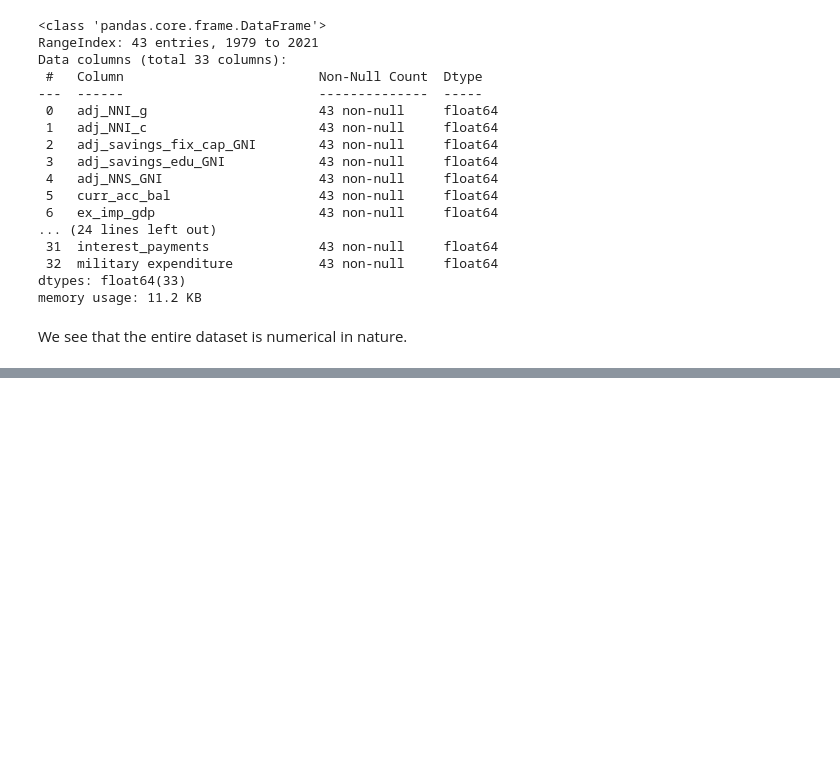
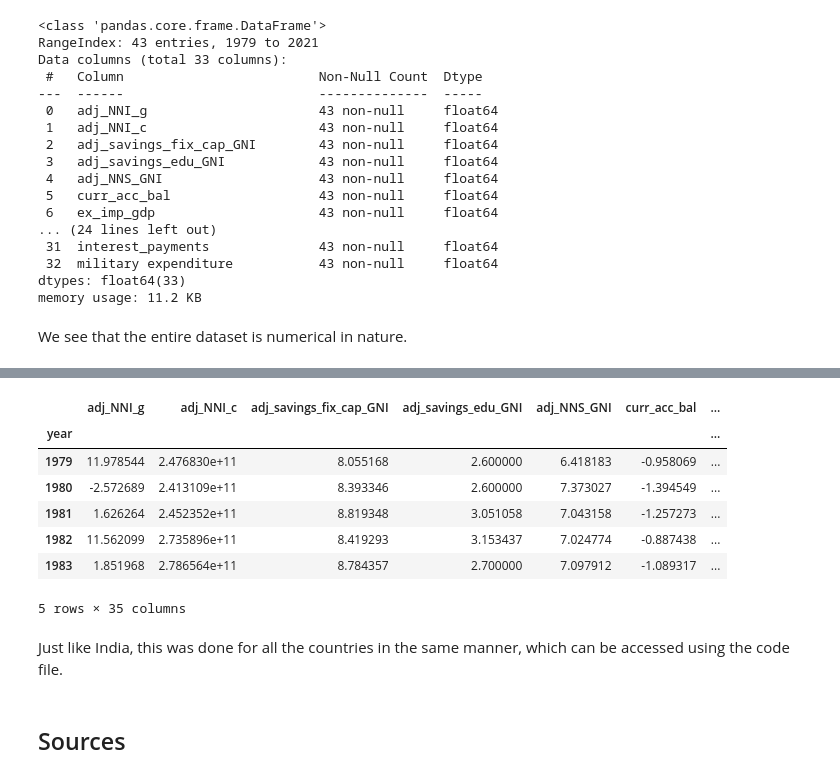
Before and after one commit to anly501/dsan-5000-project-msheeba4848, a Jupyter notebook: dsan-website/5000-website/codes/data_cleaning_record.ipynb, the cells around one changed output, grey strips where cells are left out. Cells and saved outputs as stored; diff of their text form; code cells hidden in the pictures; blank space fills up the shorter version.

```diff
--- a/dsan-website/5000-website/codes/data_cleaning_record.ipynb
+++ b/dsan-website/5000-website/codes/data_cleaning_record.ipynb
@@ -197,0 +204,18 @@ df['year'] = df.index # we make this the index
+# %%
+bins = [0, 2, 5, 7, float('inf')]
+labels = ['Low Growth', 'Moderate Growth', 'High Growth', 'Very High Growth']
+df['labels'] = pd.cut(df['gdp_growth'], bins=bins, labels=labels)
+df.head(5)
+# %% [output]
+|  | adj_NNI_g | adj_NNI_c | adj_savings_fix_cap_GNI | adj_savings_edu_GNI | adj_NNS_GNI | curr_acc_bal | ... |
+| year |  |  |  |  |  |  | ... |
+| 1979 | 11.978544 | 2.476830e+11 | 8.055168 | 2.600000 | 6.418183 | -0.958069 | ... |
+| 1980 | -2.572689 | 2.413109e+11 | 8.393346 | 2.600000 | 7.373027 | -1.394549 | ... |
+| 1981 | 1.626264 | 2.452352e+11 | 8.819348 | 3.051058 | 7.043158 | -1.257273 | ... |
+| 1982 | 11.562099 | 2.735896e+11 | 8.419293 | 3.153437 | 7.024774 | -0.887438 | ... |
+| 1983 | 1.851968 | 2.786564e+11 | 8.784357 | 2.700000 | 7.097912 | -1.089317 | ... |
+5 rows × 35 columns
+# %% [markdown]
+Just like India, this was done for all the countries in the same manner, which can be accessed using the code file.
+# %% [markdown]
+## Sources
```
Also changed, not shown: parts of 3 cells of this notebook, 8 other files.
